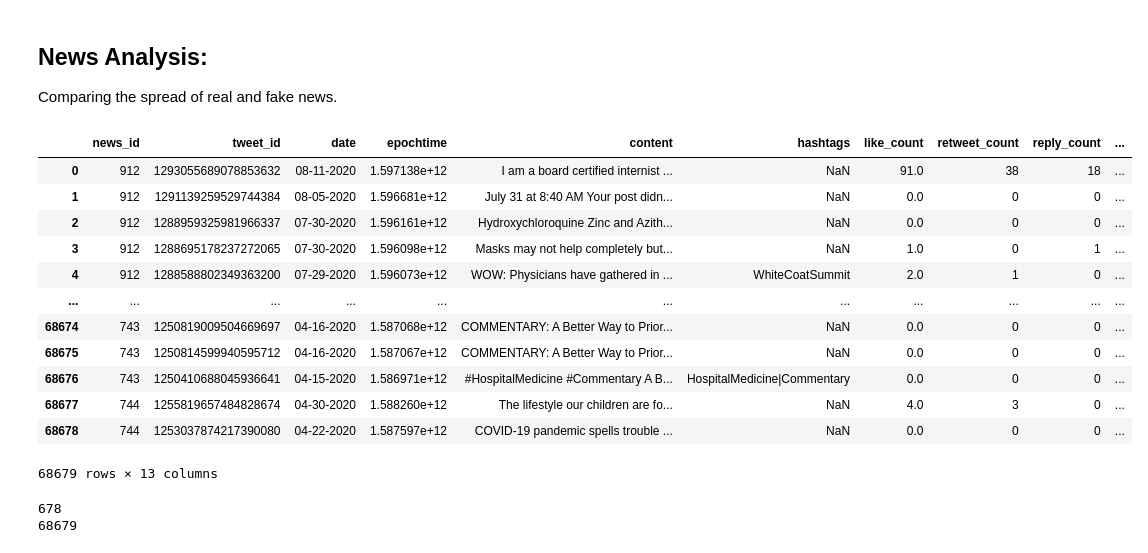
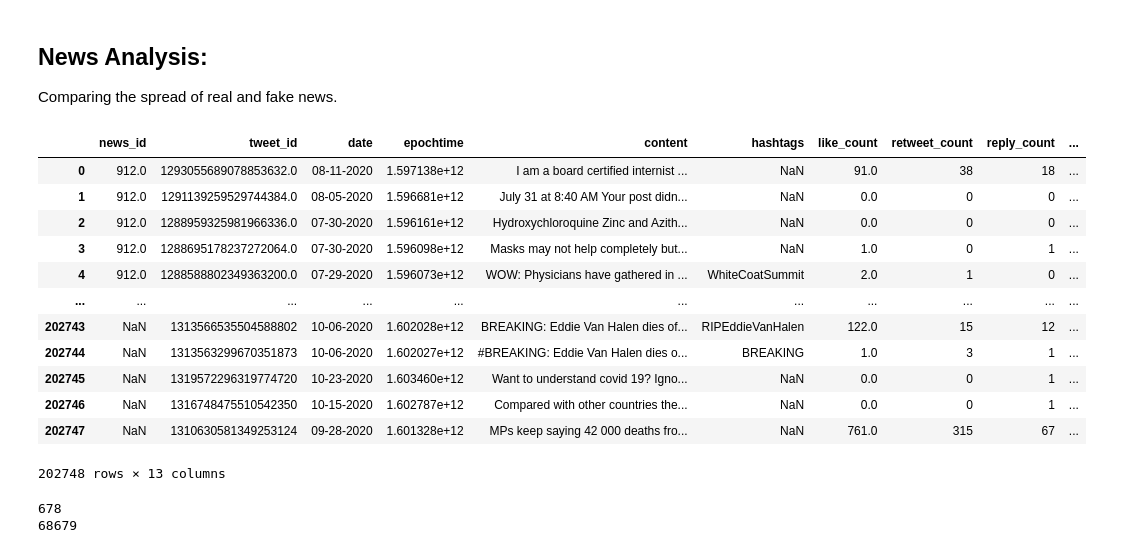
Before and after one commit to ecs2220/Hackathon-Fall-2021, a Jupyter notebook: analysis.ipynb, the cells around one changed output. Saved outputs shown, nothing was run; the diff lists cells and outputs as text; code cells hidden in the pictures.

```diff
--- a/analysis.ipynb
+++ b/analysis.ipynb
@@ -234,27 +229,27 @@ Comparing the spread of real and fake news.
 # %%
 df_news_articles = pd.read_csv("data/news_with_dates.csv")
 df_news_articles = df_news_articles.dropna(subset=['date'])
 
 df_news_twitter_api = pd.read_csv("twitterAPIData/news_twitter.csv")
 df_news_twitter_local = pd.read_csv("data/unifiedCSVs/raw_news_twitter.csv")
 
-df_news = df_news_twitter_local.drop(columns=["date", "real_or_fake"]).merge(df_news_twitter_api, left_on='tweet_id', right_on='tweet_id')
+df_news = df_news_twitter_local.drop(columns=["date", "real_or_fake"]).merge(df_news_twitter_api, left_on='tweet_id', right_on='tweet_id', how='right')
 
 df_news
 # %% [output]
 |  | news_id | tweet_id | date | epochtime | content | hashtags | like_count | retweet_count | reply_count | ... |
-| 0 | 912 | 1293055689078853632 | 08-11-2020 | 1.597138e+12 | I am a board certified internist ... | NaN | 91.0 | 38 | 18 | ... |
-| 1 | 912 | 1291139259529744384 | 08-05-2020 | 1.596681e+12 | July 31 at 8:40 AM Your post didn... | NaN | 0.0 | 0 | 0 | ... |
-| 2 | 912 | 1288959325981966337 | 07-30-2020 | 1.596161e+12 | Hydroxychloroquine Zinc and Azith... | NaN | 0.0 | 0 | 0 | ... |
-| 3 | 912 | 1288695178237272065 | 07-30-2020 | 1.596098e+12 | Masks may not help completely but... | NaN | 1.0 | 0 | 1 | ... |
-| 4 | 912 | 1288588802349363200 | 07-29-2020 | 1.596073e+12 | WOW: Physicians have gathered in ... | WhiteCoatSummit | 2.0 | 1 | 0 | ... |
+| 0 | 912.0 | 1293055689078853632.0 | 08-11-2020 | 1.597138e+12 | I am a board certified internist ... | NaN | 91.0 | 38 | 18 | ... |
+| 1 | 912.0 | 1291139259529744384.0 | 08-05-2020 | 1.596681e+12 | July 31 at 8:40 AM Your post didn... | NaN | 0.0 | 0 | 0 | ... |
+| 2 | 912.0 | 1288959325981966336.0 | 07-30-2020 | 1.596161e+12 | Hydroxychloroquine Zinc and Azith... | NaN | 0.0 | 0 | 0 | ... |
+| 3 | 912.0 | 1288695178237272064.0 | 07-30-2020 | 1.596098e+12 | Masks may not help completely but... | NaN | 1.0 | 0 | 1 | ... |
+| 4 | 912.0 | 1288588802349363200.0 | 07-29-2020 | 1.596073e+12 | WOW: Physicians have gathered in ... | WhiteCoatSummit | 2.0 | 1 | 0 | ... |
 | ... | ... | ... | ... | ... | ... | ... | ... | ... | ... | ... |
-| 68674 | 743 | 1250819009504669697 | 04-16-2020 | 1.587068e+12 | COMMENTARY: A Better Way to Prior... | NaN | 0.0 | 0 | 0 | ... |
-| 68675 | 743 | 1250814599940595712 | 04-16-2020 | 1.587067e+12 | COMMENTARY: A Better Way to Prior... | NaN | 0.0 | 0 | 0 | ... |
-| 68676 | 743 | 1250410688045936641 | 04-15-2020 | 1.586971e+12 | #HospitalMedicine #Commentary A B... | HospitalMedicine|Commentary | 0.0 | 0 | 0 | ... |
-| 68677 | 744 | 1255819657484828674 | 04-30-2020 | 1.588260e+12 | The lifestyle our children are fo... | NaN | 4.0 | 3 | 0 | ... |
-| 68678 | 744 | 1253037874217390080 | 04-22-2020 | 1.587597e+12 | COVID-19 pandemic spells trouble ... | NaN | 0.0 | 0 | 0 | ... |
+| 202743 | NaN | 1313566535504588802 | 10-06-2020 | 1.602028e+12 | BREAKING: Eddie Van Halen dies of... | RIPEddieVanHalen | 122.0 | 15 | 12 | ... |
+| 202744 | NaN | 1313563299670351873 | 10-06-2020 | 1.602027e+12 | #BREAKING: Eddie Van Halen dies o... | BREAKING | 1.0 | 3 | 1 | ... |
+| 202745 | NaN | 1319572296319774720 | 10-23-2020 | 1.603460e+12 | Want to understand covid 19? Igno... | NaN | 0.0 | 0 | 1 | ... |
+| 202746 | NaN | 1316748475510542350 | 10-15-2020 | 1.602787e+12 | Compared with other countries the... | NaN | 0.0 | 0 | 1 | ... |
+| 202747 | NaN | 1310630581349253124 | 09-28-2020 | 1.601328e+12 | MPs keep saying 42 000 deaths fro... | NaN | 761.0 | 315 | 67 | ... |
-68679 rows × 13 columns
+202748 rows × 13 columns
 # %%
 # Count of real and fake tweets per day sumed over all news
 # Also relative plots
```
Also changed, not shown: parts of 2 cells of this notebook, 2 other files.
